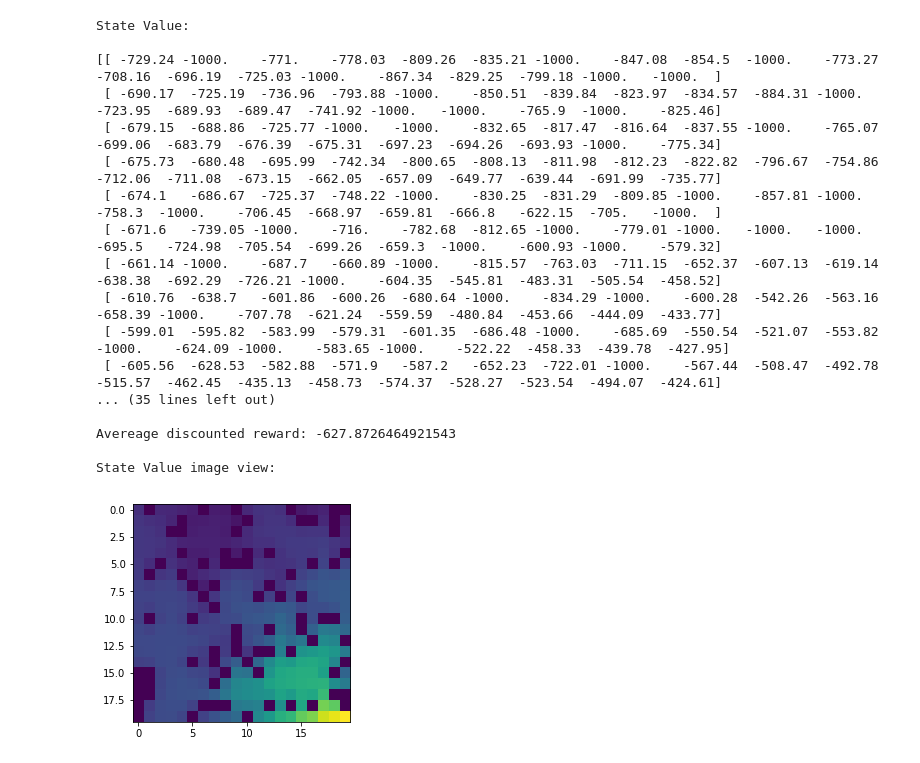
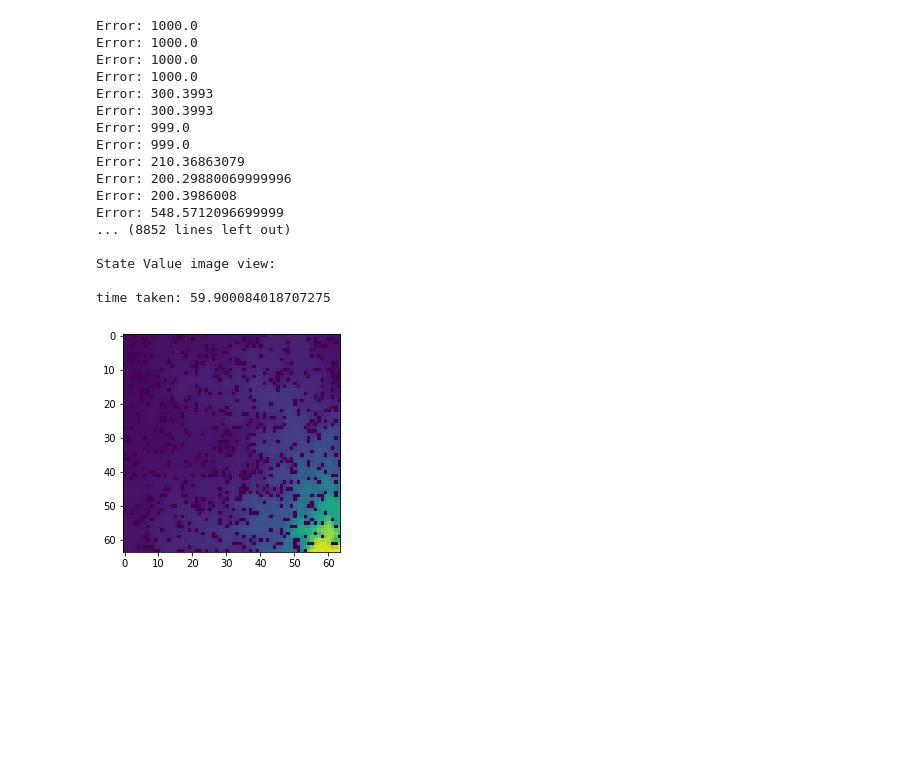
Before and after one commit to gndctrl2mjrtm/FastVI, a Jupyter notebook: Untitled.ipynb, the cells around one changed output. Saved outputs shown, nothing was run; the diff lists cells and outputs as text; code cells hidden in the pictures; blank space fills up the shorter version.

```diff
--- a/Untitled.ipynb
+++ b/Untitled.ipynb
@@ -5,26 +12,35 @@ from frozen_lake import *
+# %%
+map_size = 64
+MAPMAP = generate_random_map(size=map_size,p=0.85)
 # %%
 # MAPS["new_env"] = generate_random_map(size=20)
-map_size = 20
-frozen_env = FrozenLakeEnv(desc = generate_random_map(size=map_size))
+import time
 
-v, pi = fast_value_iteration(env = frozen_env)
+
+frozen_env = FrozenLakeEnv(desc =MAPMAP )
+
+st = time.time()
+
+v, pi = fast_value_iteration(env = frozen_env,synchronous = False)
 save_and_print_results(v,pi, map_size=map_size,env= frozen_env, beta = 0.99,name="fastVI")
+
+print("time taken:",time.time()-st)
 # %% [output]
-State Value:
-
-[[ -729.24 -1000.    -771.    -778.03  -809.26  -835.21 -1000.    -847.08  -854.5  -1000.    -773.27  -708.16  -696.19  -725.03 -1000.    -867.34  -829.25  -799.18 -1000.   -1000.  ]
- [ -690.17  -725.19  -736.96  -793.88 -1000.    -850.51  -839.84  -823.97  -834.57  -884.31 -1000.    -723.95  -689.93  -689.47  -741.92 -1000.   -1000.    -765.9  -1000.    -825.46]
- [ -679.15  -688.86  -725.77 -1000.   -1000.    -832.65  -817.47  -816.64  -837.55 -1000.    -765.07  -699.06  -683.79  -676.39  -675.31  -697.23  -694.26  -693.93 -1000.    -775.34]
- [ -675.73  -680.48  -695.99  -742.34  -800.65  -808.13  -811.98  -812.23  -822.82  -796.67  -754.86  -712.06  -711.08  -673.15  -662.05  -657.09  -649.77  -639.44  -691.99  -735.77]
- [ -674.1   -686.67  -725.37  -748.22 -1000.    -830.25  -831.29  -809.85 -1000.    -857.81 -1000.    -758.3  -1000.    -706.45  -668.97  -659.81  -666.8   -622.15  -705.   -1000.  ]
- [ -671.6   -739.05 -1000.    -716.    -782.68  -812.65 -1000.    -779.01 -1000.   -1000.   -1000.    -695.5   -724.98  -705.54  -699.26  -659.3  -1000.    -600.93 -1000.    -579.32]
- [ -661.14 -1000.    -687.7   -660.89 -1000.    -815.57  -763.03  -711.15  -652.37  -607.13  -619.14  -638.38  -692.29  -726.21 -1000.    -604.35  -545.81  -483.31  -505.54  -458.52]
- [ -610.76  -638.7   -601.86  -600.26  -680.64 -1000.    -834.29 -1000.    -600.28  -542.26  -563.16  -658.39 -1000.    -707.78  -621.24  -559.59  -480.84  -453.66  -444.09  -433.77]
- [ -599.01  -595.82  -583.99  -579.31  -601.35  -686.48 -1000.    -685.69  -550.54  -521.07  -553.82 -1000.    -624.09 -1000.    -583.65 -1000.    -522.22  -458.33  -439.78  -427.95]
- [ -605.56  -628.53  -582.88  -571.9   -587.2   -652.23  -722.01 -1000.    -567.44  -508.47  -492.78  -515.57  -462.45  -435.13  -458.73  -574.37  -528.27  -523.54  -494.07  -424.61]
-... (35 lines left out)
-
-Avereage discounted reward: -627.8726464921543
+Error: 1000.0
+Error: 1000.0
+Error: 1000.0
+Error: 1000.0
+Error: 300.3993
+Error: 300.3993
+Error: 999.0
+Error: 999.0
+Error: 210.36863079
+Error: 200.29880069999996
+Error: 200.3986008
+Error: 548.5712096699999
+... (8852 lines left out)
 
 State Value image view:
+
+time taken: 59.900084018707275
-[figure, old version]
+[figure, new version]
```
Also changed, not shown: parts of 7 cells of this notebook, 8 other files.
